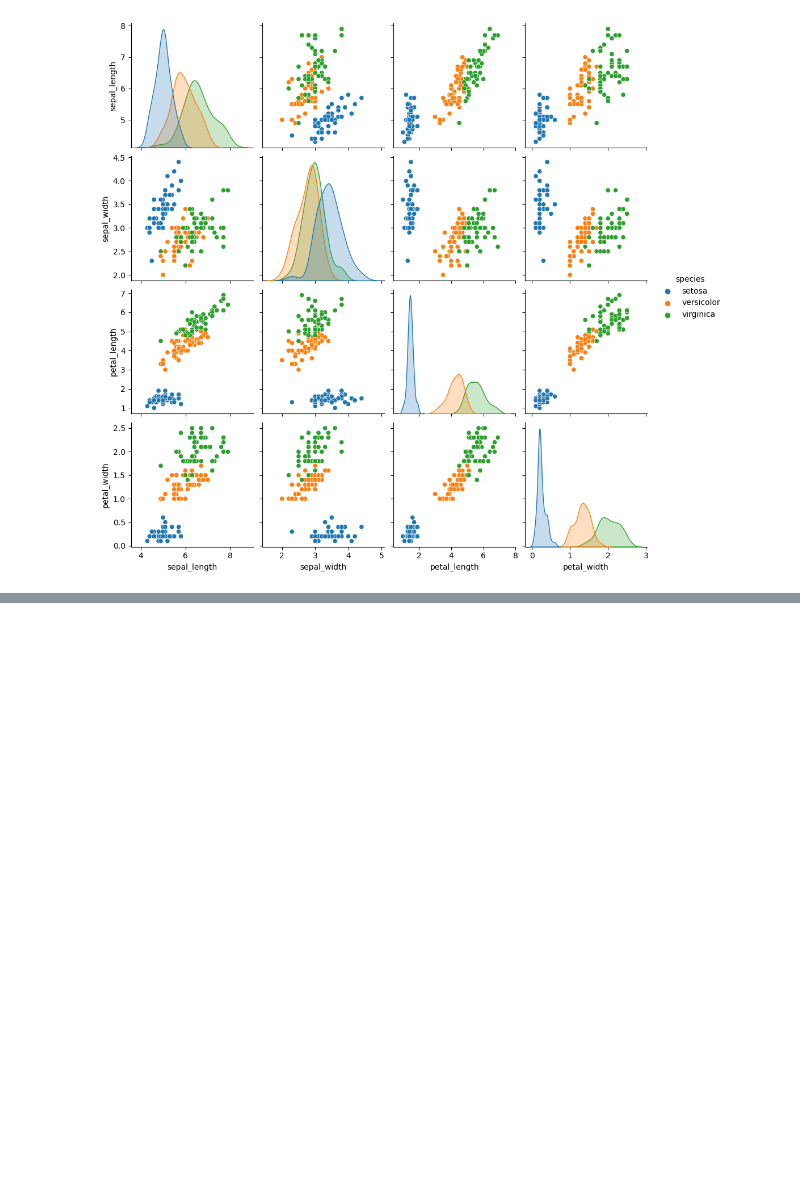
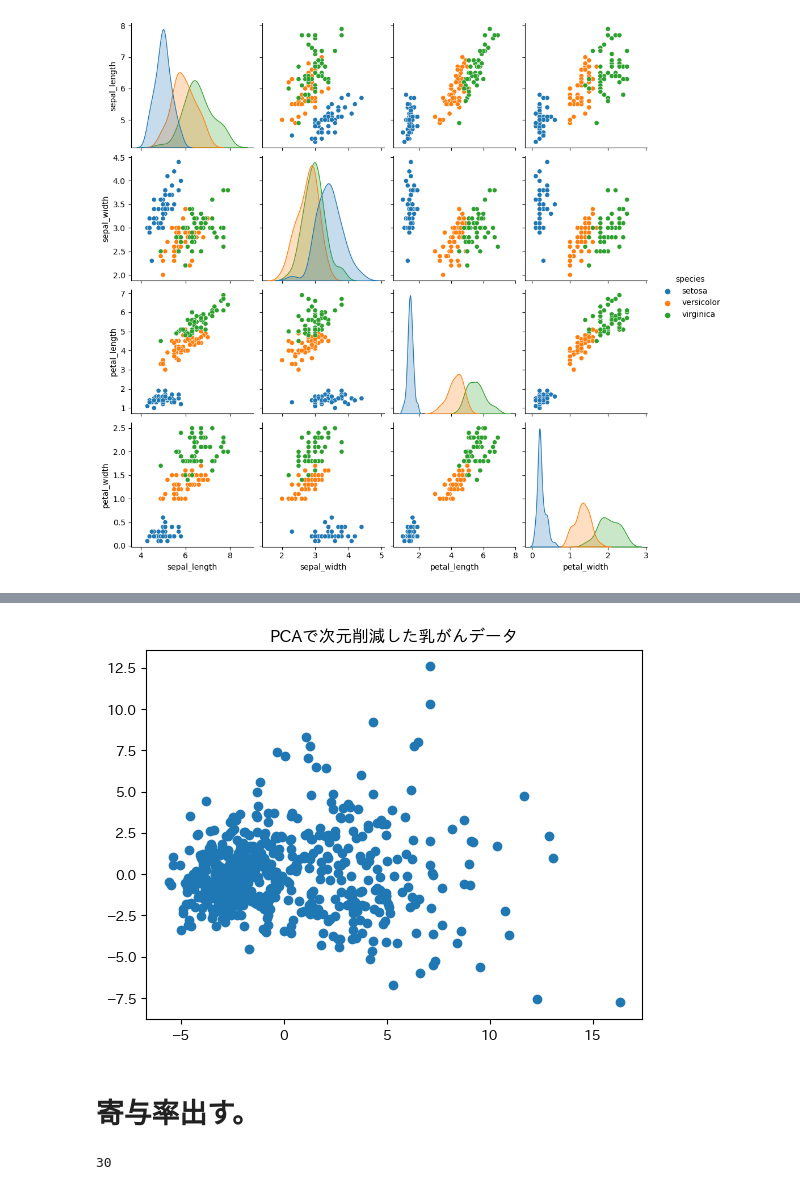
Before and after one commit to kuru-bushi/MyTool, a Jupyter notebook: dimension/pca_demo.ipynb, the cells around one changed output, grey strips where cells are left out. Drawn from its saved outputs; the diff is of its cells as text; code cells hidden in the pictures; blank space fills up the shorter version.

```diff
--- a/dimension/pca_demo.ipynb
+++ b/dimension/pca_demo.ipynb
@@ -25,0 +141,4 @@ plt.show()
+# %%
+from sklearn.datasets import load_breast_cancer
+bc = bc = load_breast_cancer()
+df = pd.DataFrame(data=bc.data, columns=bc.feature_names)
@@ -25,0 +155,5 @@ plt.show()
+# %%
+# numpy にへんかん
+X = df.values
+print((f"カラムの名前{bc.feature_names}"))
+print(f"カラムの数{len(bc.feature_names)}")
@@ -25,0 +171,30 @@ plt.show()
+# %%
+# 標準化
+scaler = StandardScaler()
+scaler.fit(X)
+X_scaled = scaler.transform(X)
+# %%
+from sklearn.decomposition import PCA
+import japanize_matplotlib
+import warnings
+warnings.filterwarnings('ignore')
+
+PCA = PCA()
+
+PCA.fit(X_scaled)
+
+x_pca = PCA.transform(X_scaled)
+
+plt.scatter(x_pca[:,0], x_pca[:,1])
+
+plt.title("PCAで次元削減した乳がんデータ")
+plt.show()
+# %% [output]
+[figure, added]
+# %% [markdown]
+# 寄与率出す。
+# %%
+#カラムの数は30あり、固有値も同数ある
+len(x_pca[0])
+# %% [output]
+30
```
Also changed, not shown: parts of 23 cells of this notebook, 5 other files.
